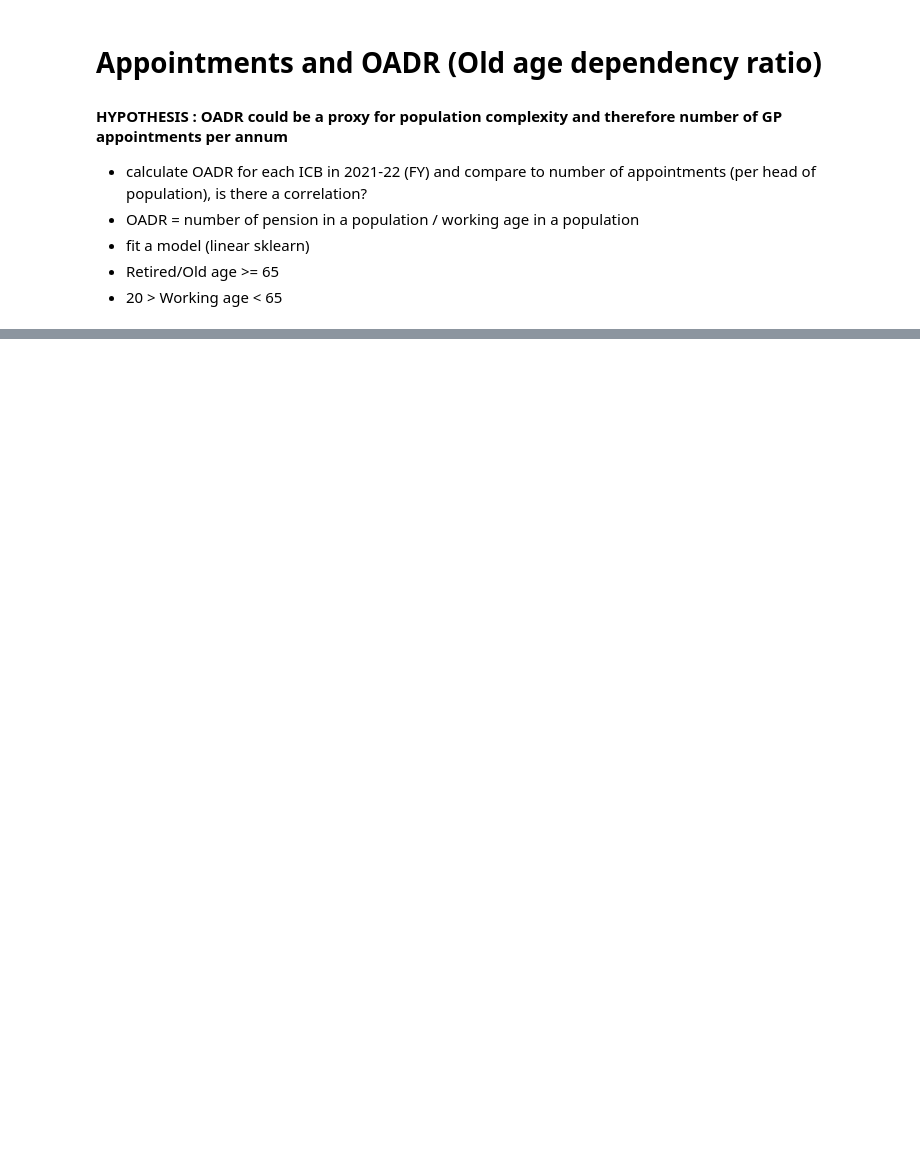
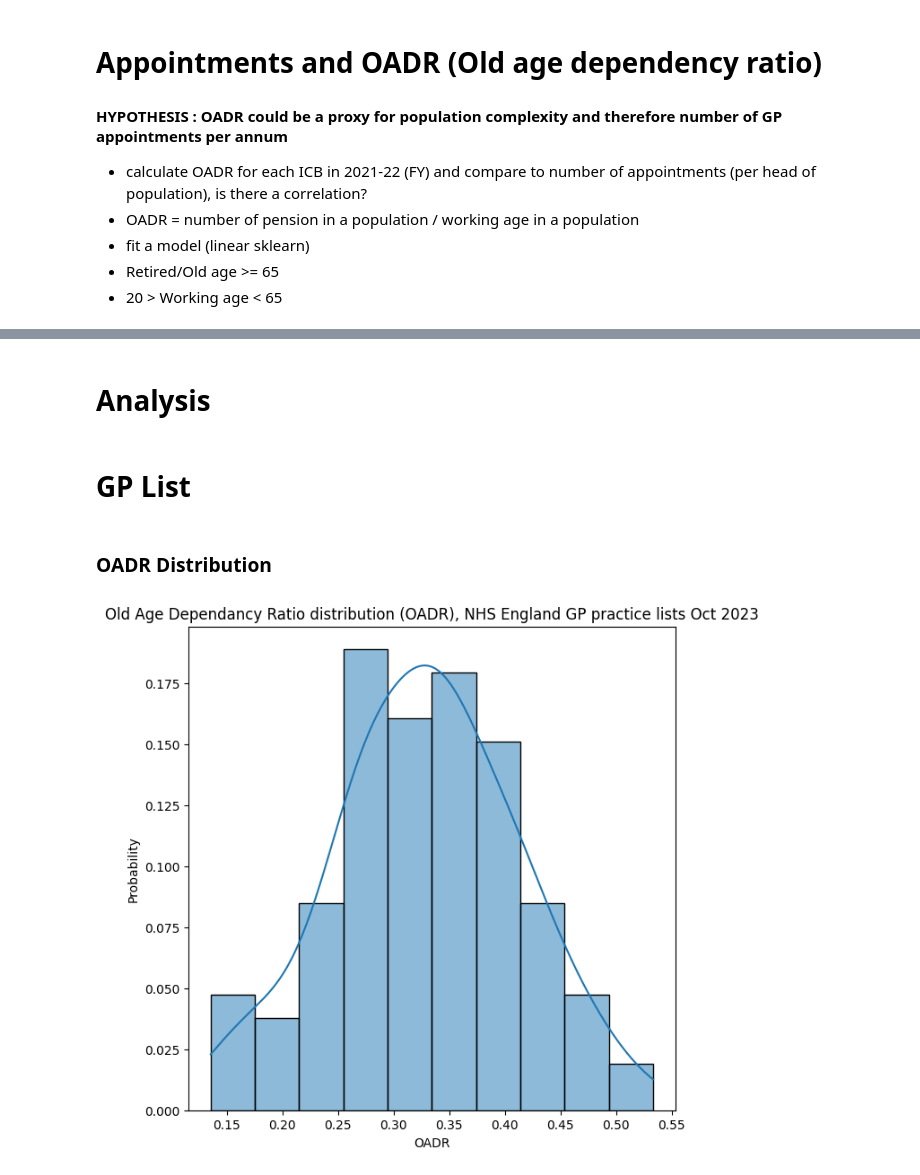
Before and after one commit to SNEE-ICS/PrimaryCareDemandAndCapacity, a Jupyter notebook: AppointmentsVsOADR.ipynb, the cells around one changed output, grey strips where cells are left out. Cells and saved outputs as stored; diff of their text form; code cells hidden in the pictures; blank space fills up the shorter version.

Commit message:
further analysis and linear regression model

```diff
--- a/AppointmentsVsOADR.ipynb
+++ b/AppointmentsVsOADR.ipynb
@@ -19,0 +21,4 @@ from scipy.stats import pearsonr,spearmanr,kendalltau
+# %%
+GP_APPOINTMENTS_NAME = 'NHS GP Appointments by Region'
+GP_PATIENT_LIST = 'Patients Registered at a GP practice, October 2023'
+APPOINTMENTS_START = '2022-09-01'
@@ -520,0 +56,5 @@ Mean swuared error: 62.05504705797362
+# %%
+#Loading the dataset
+gp_list_sizes_catalog_entry = [i for i in catalog.single_data_sources if i.name ==GP_PATIENT_LIST].pop()
+gp_list_df = gp_list_sizes_catalog_entry.load()
+gp_list_df.head()
@@ -520,0 +111,20 @@ Mean swuared error: 62.05504705797362
+# %%
+def replace_age_bands(age_band_string:str)->int:
+    """
+    This function takes in a string of the format '0_4' and returns the corresponding age band '0-4'
+    """
+    # take left hand number and add 5 to it
+    if '+' in age_band_string:
+        return 90
+    else:
+        return int(age_band_string.split('_')[0])
+
+# remove 'all' as this does not contain age bands
+gp_list_filtered_df = gp_list_df.loc[(gp_list_df['AGE_GROUP_5']!='ALL') & (gp_list_df['ORG_TYPE']=='SUB_ICB_LOCATION')].copy()
+#Replacing AGE_BANDS values to match the ONS_projection data
+gp_list_filtered_df['LB_AGE_GROUP'] = gp_list_filtered_df['AGE_GROUP_5'].map(replace_age_bands)
+# Calculate patients in each group
+gp_list_filtered_df['WORKAGE'] = gp_list_filtered_df['LB_AGE_GROUP'].map(lambda x: 1 if x>=20 and x<=64 else 0) * gp_list_filtered_df['NUMBER_OF_PATIENTS']
+gp_list_filtered_df['RETIREAGE'] = gp_list_filtered_df['LB_AGE_GROUP'].map(lambda x: 1 if x>=65 else 0) * gp_list_filtered_df['NUMBER_OF_PATIENTS']
+gp_list_filtered_df['CHILDAGE'] = gp_list_filtered_df['LB_AGE_GROUP'].map(lambda x: 1 if x < 20 else 0) * gp_list_filtered_df['NUMBER_OF_PATIENTS']
+gp_list_filtered_df.head()
@@ -520,0 +144,6 @@ Mean swuared error: 62.05504705797362
+# %%
+oadr_df = gp_list_filtered_df.groupby(['ONS_CODE'])[['WORKAGE','RETIREAGE','CHILDAGE']].sum().reset_index().copy()
+oadr_df['OADR'] = oadr_df['RETIREAGE'] / oadr_df['WORKAGE']
+oadr_df['CADR'] = oadr_df['CHILDAGE'] / oadr_df['WORKAGE']
+oadr_df['total_list_size'] = oadr_df['WORKAGE'] + oadr_df['RETIREAGE'] + oadr_df['CHILDAGE']
+oadr_df.head()
@@ -520,0 +157,13 @@ Mean swuared error: 62.05504705797362
+# %% [markdown]
+# Analysis
+# %% [markdown]
+# GP List
+# %% [markdown]
+### OADR Distribution
+# %%
+fig, ax = plt.subplots(1, figsize=(7, 7))
+sns.histplot(data=oadr_df, x='OADR', bins=10, stat='probability', ax=ax, kde=True)
+ax.set_title('Old Age Dependancy Ratio distribution (OADR), NHS England GP practice lists Oct 2023')
+plt.show()
+# %% [output]
+[figure, added]
```
Also changed, not shown: parts of 86 cells of this notebook.
